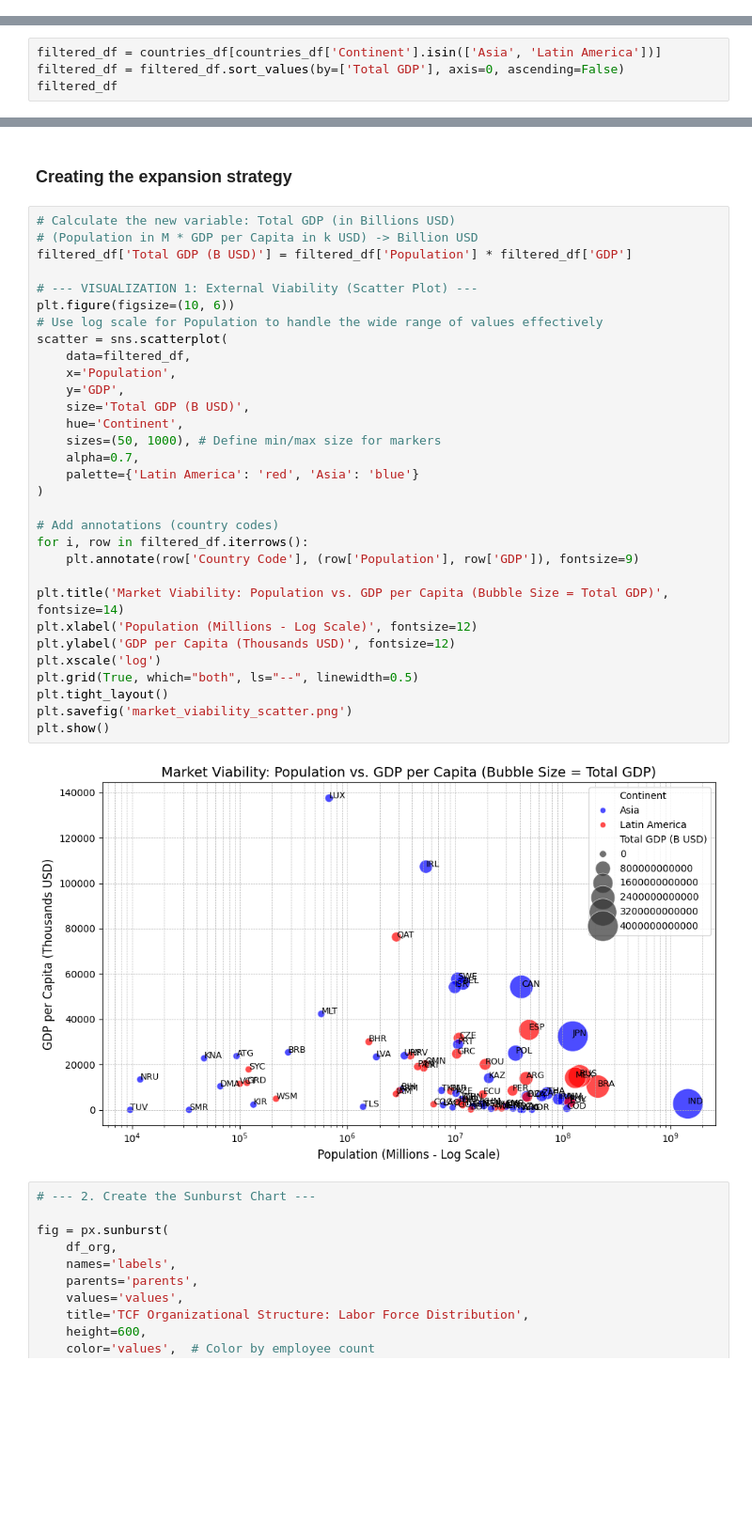
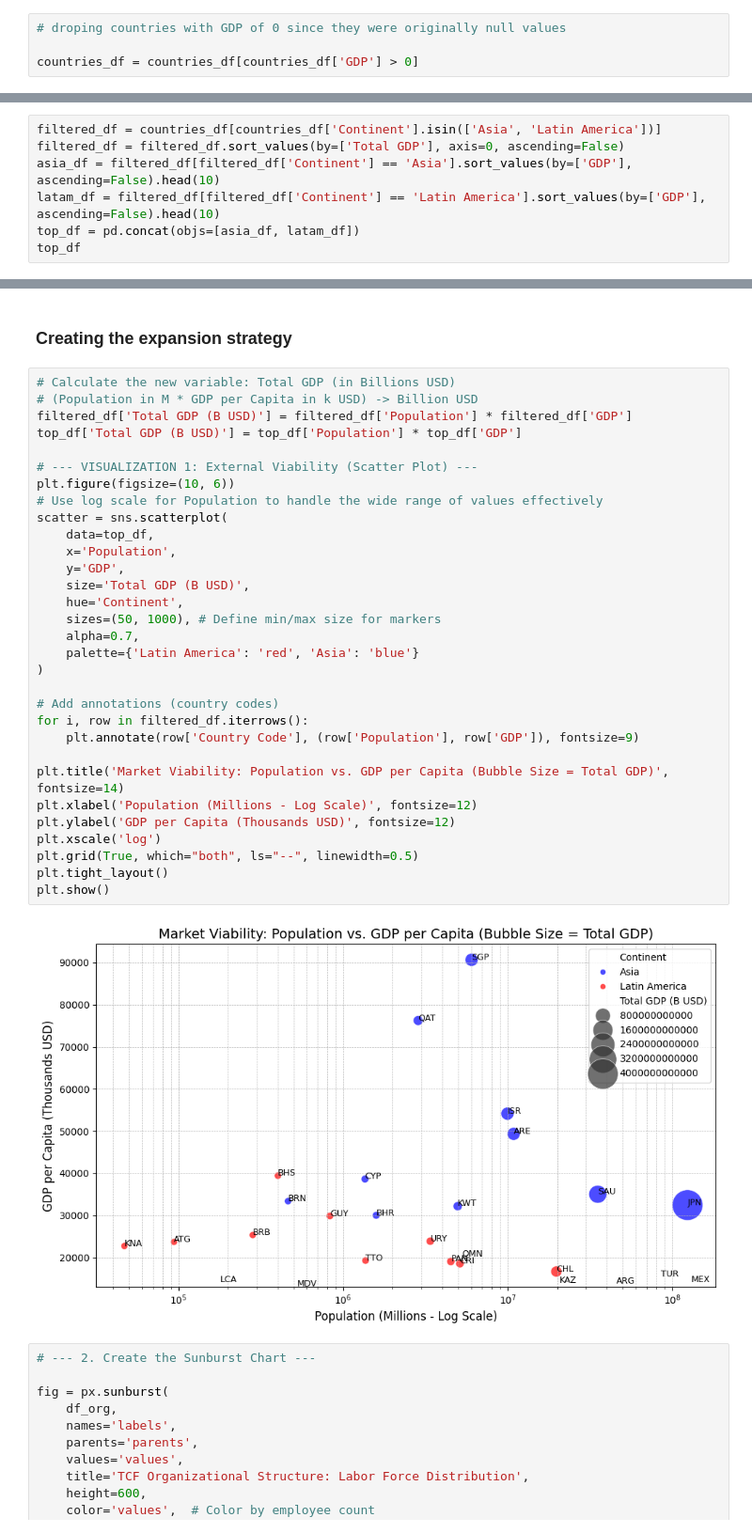
Before and after one commit to monroyminerodiego/visualization-tools-IX, a Jupyter notebook: ML/U2/PortfolioU2/01_hierarchical_analysis_part2.ipynb, the cells around one changed output, grey strips where cells are left out. Shown: that part at 94% size. Cells and saved outputs as stored; diff of their text form; blank space fills up the shorter version.

```diff
--- a/ML/U2/PortfolioU2/01_hierarchical_analysis_part2.ipynb
+++ b/ML/U2/PortfolioU2/01_hierarchical_analysis_part2.ipynb
@@ -243,3 +93,7 @@ countries_df
+# %%
+# droping countries with GDP of 0 since they were originally null values
+
+countries_df = countries_df[countries_df['GDP'] > 0]
 # %% [markdown]
 ## Generation of other datasets
 # %% [markdown]
@@ -437,6 +291,9 @@ The last insight is academic only, mentioned just to illustate what we could get
 # %%
 filtered_df = countries_df[countries_df['Continent'].isin(['Asia', 'Latin America'])]
 filtered_df = filtered_df.sort_values(by=['Total GDP'], axis=0, ascending=False)
-filtered_df
+asia_df = filtered_df[filtered_df['Continent'] == 'Asia'].sort_values(by=['GDP'], ascending=False).head(10)
+latam_df = filtered_df[filtered_df['Continent'] == 'Latin America'].sort_values(by=['GDP'], ascending=False).head(10)
+top_df = pd.concat(objs=[asia_df, latam_df])
+top_df
 # %% [output]
 |  | Country Name | Country Code | Population | GDP | Continent | Total GDP |
@@ -457,36 +318,36 @@ filtered_df
 # %%
 # Calculate the new variable: Total GDP (in Billions USD)
 # (Population in M * GDP per Capita in k USD) -> Billion USD
 filtered_df['Total GDP (B USD)'] = filtered_df['Population'] * filtered_df['GDP']
+top_df['Total GDP (B USD)'] = top_df['Population'] * top_df['GDP']
 
 # --- VISUALIZATION 1: External Viability (Scatter Plot) ---
 plt.figure(figsize=(10, 6))
 # Use log scale for Population to handle the wide range of values effectively
 scatter = sns.scatterplot(
-    data=filtered_df,
+    data=top_df,
     x='Population',
     y='GDP',
     size='Total GDP (B USD)',
     hue='Continent',
     sizes=(50, 1000), # Define min/max size for markers
     alpha=0.7,
     palette={'Latin America': 'red', 'Asia': 'blue'}
 )
 
 # Add annotations (country codes)
 for i, row in filtered_df.iterrows():
     plt.annotate(row['Country Code'], (row['Population'], row['GDP']), fontsize=9)
 
 plt.title('Market Viability: Population vs. GDP per Capita (Bubble Size = Total GDP)', fontsize=14)
 plt.xlabel('Population (Millions - Log Scale)', fontsize=12)
 plt.ylabel('GDP per Capita (Thousands USD)', fontsize=12)
 plt.xscale('log')
 plt.grid(True, which="both", ls="--", linewidth=0.5)
 plt.tight_layout()
-plt.savefig('market_viability_scatter.png')
 plt.show()
 # %% [output]
-[figure, old version]
+[figure, new version]
 # %%
 # --- 2. Create the Sunburst Chart ---
 
```
Also changed, not shown: parts of 5 cells of this notebook.
